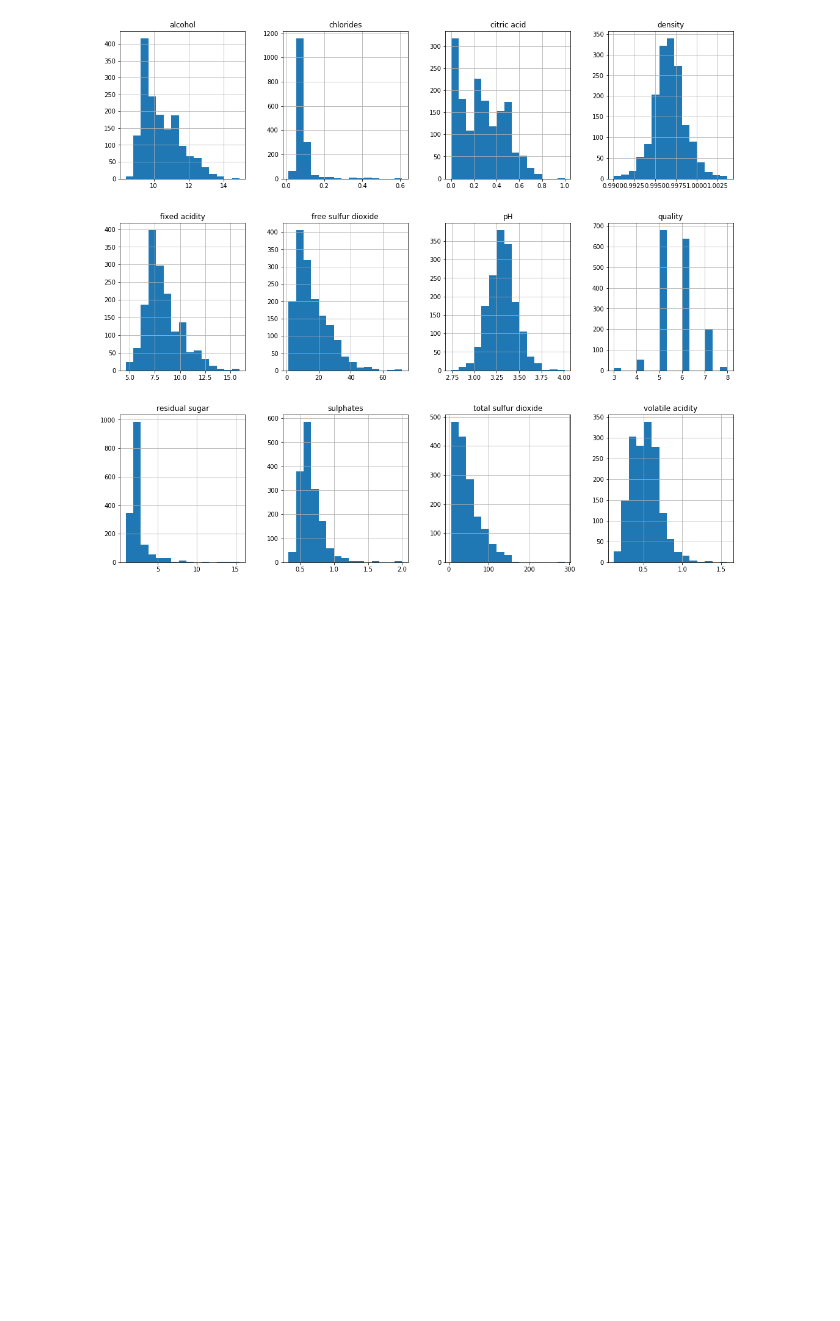
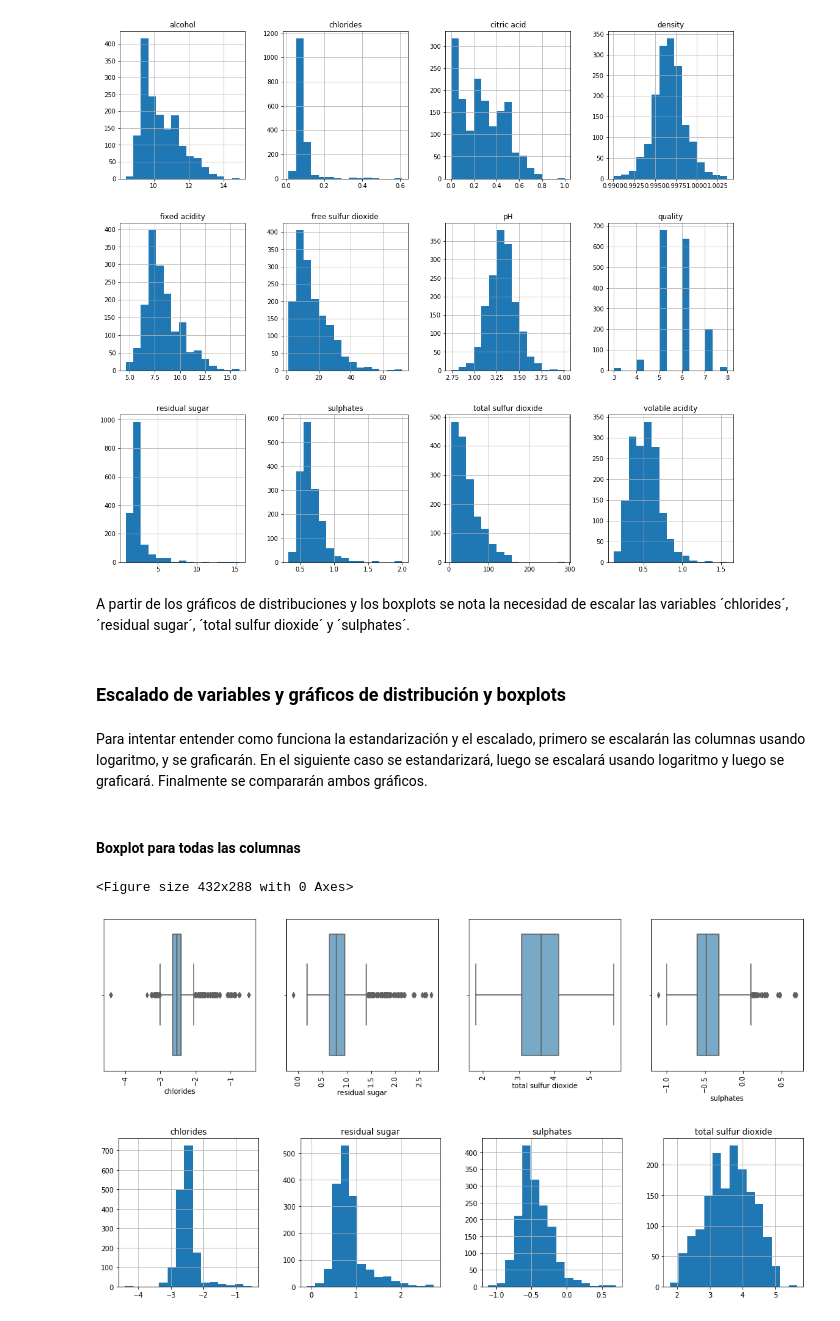
Before and after one commit to danoffn/Data-Science, a Jupyter notebook: 3 - Machine Learning/01 - Regularización/Desafio.ipynb, the cells around one changed output. Drawn from its saved outputs; the diff is of its cells as text; code cells hidden in the pictures; blank space fills up the shorter version.

Commit message:
agrega estandarizacion de variables

```diff
--- a/3 - Machine Learning/01 - Regularización/Desafio.ipynb
+++ b/3 - Machine Learning/01 - Regularización/Desafio.ipynb
@@ -116,12 +119,20 @@ var_numericas = list(df.loc[:, var_todas].select_dtypes(
 var_categoricas = list(
     df.loc[:, var_todas].select_dtypes(include=['int64']).columns)
 
+# Separa objetivo de atributos
+
+var_objetivo = "quality"
+var_atributos = var_todas.copy()
+var_atributos.remove(var_objetivo)
+
+# Grafica boxplot para todas las columnas
+
 display(Markdown("#### Boxplot para todas las columnas"))
 
 plt.figure()
 fig, ax = plt.subplots(4, 3, figsize=(18, 16))
 for variable, subplot in zip(var_todas, ax.flatten()):
-    sns.boxplot(x=df[variable], ax=subplot, palette="Blues")
+    sns.boxplot(x=df[variable], ax=subplot, palette="Blues", orient="h")
     for label in subplot.get_xticklabels():
         label.set_rotation(90)
 # %% [output]
@@ -146,3 +157,34 @@ g.add_legend();
 df[var_todas].hist(bins=15, figsize=(18, 16), layout=(3, 4));
 # %% [output]
 [figure]
+# %% [markdown]
+A partir de los gráficos de distribuciones y los boxplots se nota la necesidad de escalar las variables ´chlorides´, ´residual sugar´, ´total sulfur dioxide´ y ´sulphates´.
+# %% [markdown]
+### Escalado de variables y gráficos de distribución y boxplots
+# %% [markdown]
+Para intentar entender como funciona la estandarización y el escalado, primero se escalarán las columnas usando  logaritmo, y se graficarán. En el siguiente caso se estandarizará, luego se escalará usando logaritmo y luego se graficará. Finalmente se compararán ambos gráficos.
+# %%
+# Escala variables
+
+var_a_escalar = ["chlorides", "residual sugar", "total sulfur dioxide", "sulphates"]
+
+df_scaled = df.copy()
+df_scaled[var_a_escalar] = np.log(df[var_a_escalar])
+# %%
+# Grafica boxplot y distribucion para variables escaladas
+
+display(Markdown("#### Boxplot para todas las columnas"))
+
+plt.figure()
+fig, ax = plt.subplots(1, 4, figsize=(18, 4))
+for variable, subplot in zip(var_a_escalar, ax.flatten()):
+    sns.boxplot(x=df_scaled[variable], ax=subplot, palette="Blues", orient="h")
+    for label in subplot.get_xticklabels():
+        label.set_rotation(90)
+
+df_scaled[var_a_escalar].hist(bins=15, figsize=(18, 4), layout=(1, 4));
+# %% [output]
+#### Boxplot para todas las columnas
+<Figure size 432x288 with 0 Axes>
+[figure, added]
+[figure, added]
```
Also changed, not shown: parts of 7 cells of this notebook.
